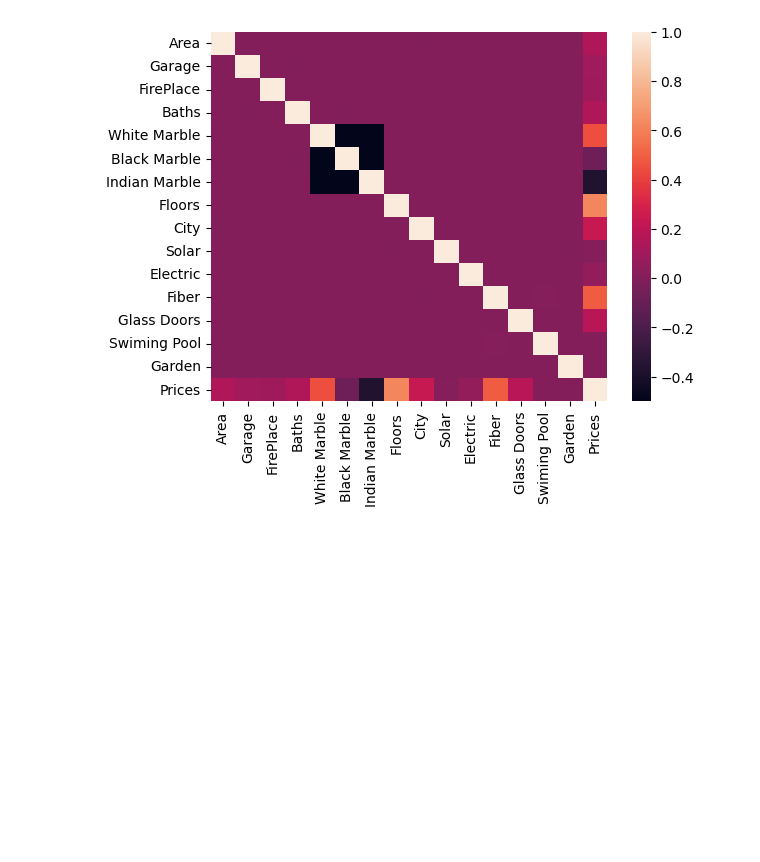
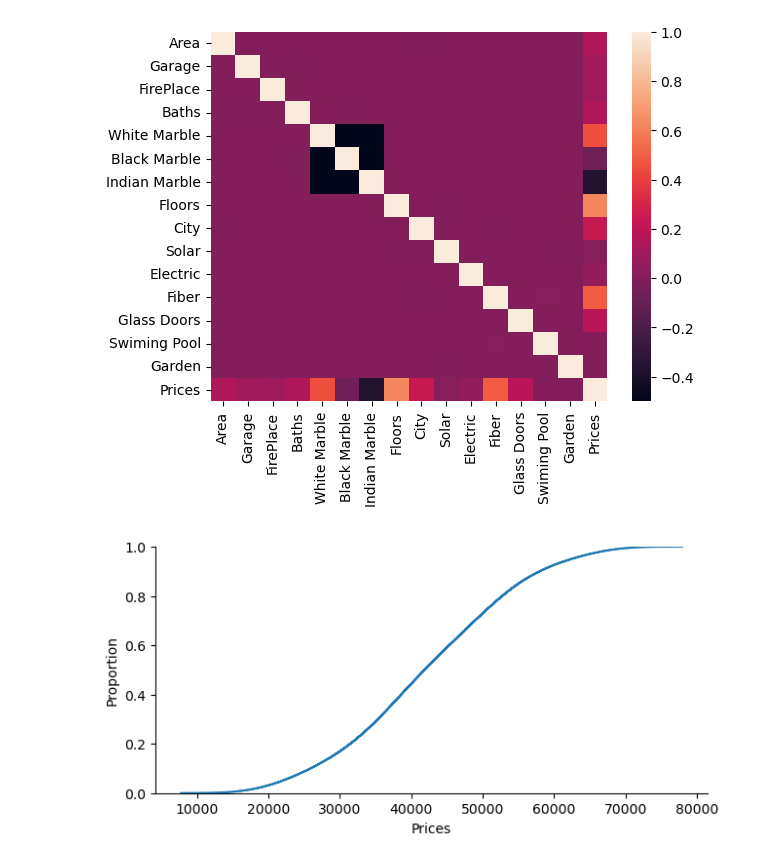
Before and after one commit to Ashraf-Khabar/SACAD-Projects, a Jupyter notebook: Mini_Project_N2/main.ipynb, the cells around one changed output. Cells and saved outputs as stored; diff of their text form; code cells hidden in the pictures; blank space fills up the shorter version.

```diff
--- a/Mini_Project_N2/main.ipynb
+++ b/Mini_Project_N2/main.ipynb
@@ -48,3 +48,8 @@ sns.heatmap(df.corr())
 # %% [output]
 <Axes: >
 [figure]
+# %%
+ax = sns.displot(data=df, x="Prices", kind="ecdf")
+ax.figure.set_size_inches(7, 3)
+# %% [output]
+[figure, added]
```
Also changed, not shown: parts of 6 cells of this notebook.
